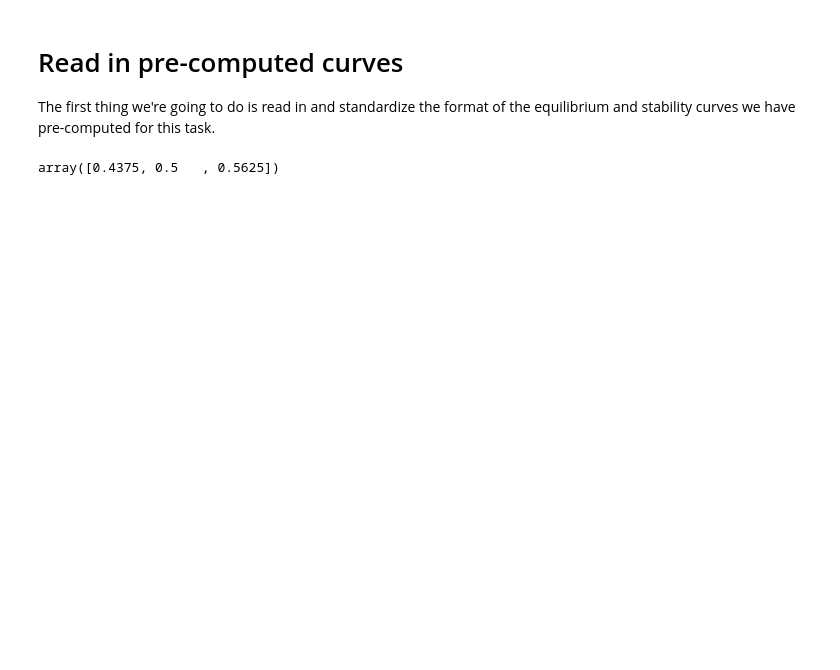
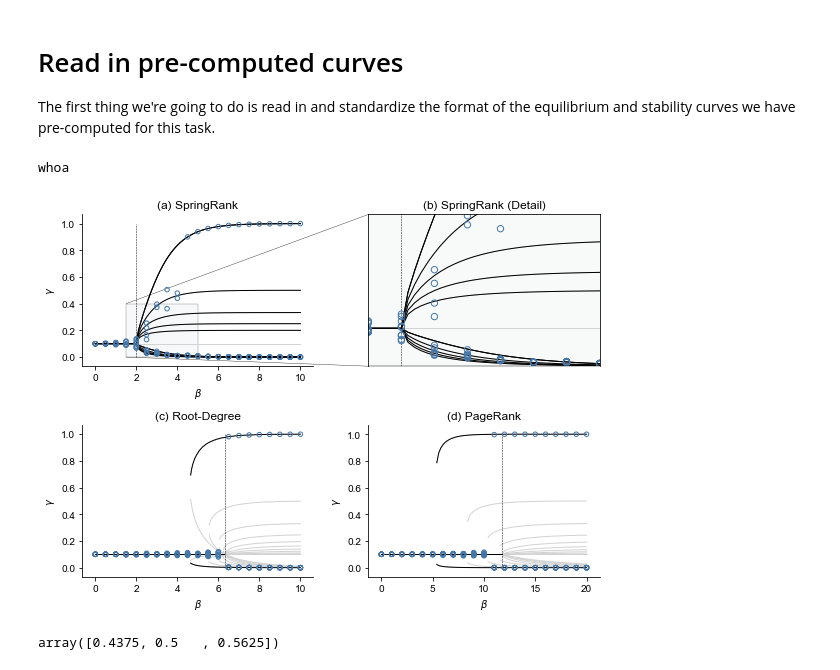
Before and after one commit to PhilChodrow/prestige_reinforcement, a Jupyter notebook: bifurcations.ipynb, the cells around one changed output. Cells and saved outputs as stored; diff of their text form; code cells hidden in the pictures; blank space fills up the shorter version.

```diff
--- a/bifurcations.ipynb
+++ b/bifurcations.ipynb
@@ -28,3 +25,6 @@ cset_muted = ['#CC6677', '#332288', '#DDCC77', '#117733', '#88CCEE', '#882255',
+# %%
+cset = ['#4477AA', '#EE6677', '#228833', '#CCBB44', '#66CCEE', '#AA3377']
+cset_muted = ['#CC6677', '#332288', '#DDCC77', '#117733', '#88CCEE', '#882255', '#44AA99', '#999933', '#AA4499', '#DDDDDD','#000000']
 # %% [markdown]
 # Read in pre-computed curves
 
@@ -135,7 +135,6 @@ for i in range(2):
     for j in range(2):
         if (i,j) in ax_mapper.keys():
             h = ax_mapper[(i,j)]
-
 
         ax = axarr[i][j]
         ax.spines['top'].set_visible(False)
@@ -181,7 +180,7 @@ for i in range(2):
         if h == 1:
             print('whoa')
             for k in range(V.shape[1]):
-                p = ax.scatter(BETAS, V[:,k], alpha = 1, s=20, zorder = 2, facecolors='none', edgecolors = cset[0])
+                p = ax.scatter(BETAS, V[:,k], alpha = 1, s=40, zorder = 2, facecolors='none', edgecolors = cset[0])
         else:
             BETAS = BETA_VECS[h]
 
@@ -198,44 +197,56 @@ for i in range(2):
                                     n_rounds = n_rounds,
                                     update = stochastic_update,
                                     m_updates = 1)
 
                 GAMMA = M.get_rates()
                 GAMMA = np.sort(GAMMA, axis = 2)
-                V[ell] = GAMMA[(-5000):(-1)].mean(axis = (0,1))
+                V[ell] = GAMMA[(-500):(-1)].mean(axis = (0,1))
 
             for k in range(V.shape[1]):
                 p = ax.scatter(BETAS, V[:,k], alpha = 1, s=20, zorder = 2, facecolors='none', edgecolors = cset[0])
 
-axarr[0][1].set(xlim = (1.5, 4.0))
+axarr[0][1].set(xlim = (1.5, 5.0))
 
-axarr[0][1].set(ylim = (0, 0.5))
+axarr[0][1].set(ylim = (0, 0.4))
 
-axarr[0][1].spines['bottom'].set_visible(False)
-axarr[0][1].spines['left'].set_visible(False)
+# axarr[0][1].spines['bottom'].set_visible(False)
+# axarr[0][1].spines['left'].set_visible(False)
 axarr[0][1].tick_params(bottom="off", left="off")
+
+
+for pos in ['top', 'right', 'bottom', 'left']:
+    axarr[0][1].spines[pos].set_visible(True)
+    axarr[0][1].spines["bottom"].set_linewidth(.45)
 
 axarr[0][1].set_xticklabels([])
 axarr[0][1].set_yticklabels([])
 axarr[0][1].axes.get_yaxis().set_visible(False)
 axarr[0][1].axes.get_xaxis().set_visible(False)
 
-rect = patches.Rectangle((1.5,0),3.5,.5, linewidth=1, edgecolor='none', linestyle='dashed',facecolor='slategray', alpha = .05)
+rect = patches.Rectangle((1.5,0),3.5,.4, linewidth=1, edgecolor='none', linestyle='dashed',facecolor='slategray', alpha = .05)
 axarr[0][0].add_patch(rect)
+
+rect = patches.Rectangle((1.5,0), 3.5,.4, linewidth=.2, edgecolor='black', facecolor='none', alpha = 1)
+axarr[0][0].add_patch(rect)
+
 # axarr[0][1].axis('off')
-axarr[0][1].set_facecolor((0.4375, 0.5   , 0.5625, 0.05))
+axarr[0][1].set_facecolor((0.4375, 0.5, 0.5625, 0.05))
 
 
 
-con1 = ConnectionPatch(xyA=(1.5, 0.5), xyB=(1.5, 0.5), coordsA="data", coordsB="data",
-                      axesA=axarr[0][0], axesB=axarr[0][1], color="black", linewidth=.2, alpha = 1)
-con2 = ConnectionPatch(xyA=(4.0, 0.0), xyB=(1.5, 0.0), coordsA="data", coordsB="data",
-                      axesA=axarr[0][0], axesB=axarr[0][1], color="black", linewidth=.2, alpha = 1)
+con1 = ConnectionPatch(xyA=(1.5, 0.4), xyB=(1.5, 0.4), coordsA="data", coordsB="data",
+                      axesA=axarr[0][0], axesB=axarr[0][1], color="black", linewidth=.35, alpha = 1)
+con2 = ConnectionPatch(xyA=(1.5, 0.0), xyB=(1.5, 0.0), coordsA="data", coordsB="data",
+                      axesA=axarr[0][0], axesB=axarr[0][1], color="black", linewidth=.35, alpha = 1)
 
 axarr[0][0].add_artist(con1)
 axarr[0][0].add_artist(con2)
 
 plt.tight_layout()
 plt.savefig('fig/bifurcations_with_curves.png', dpi = 300, bbox_inches = 'tight')
+# %% [output]
+whoa
+[figure, added]
 # %%
 np.array([112,128, 144]) / 256
 # %% [output]
```
Also changed, not shown: parts of 1 cell of this notebook.
